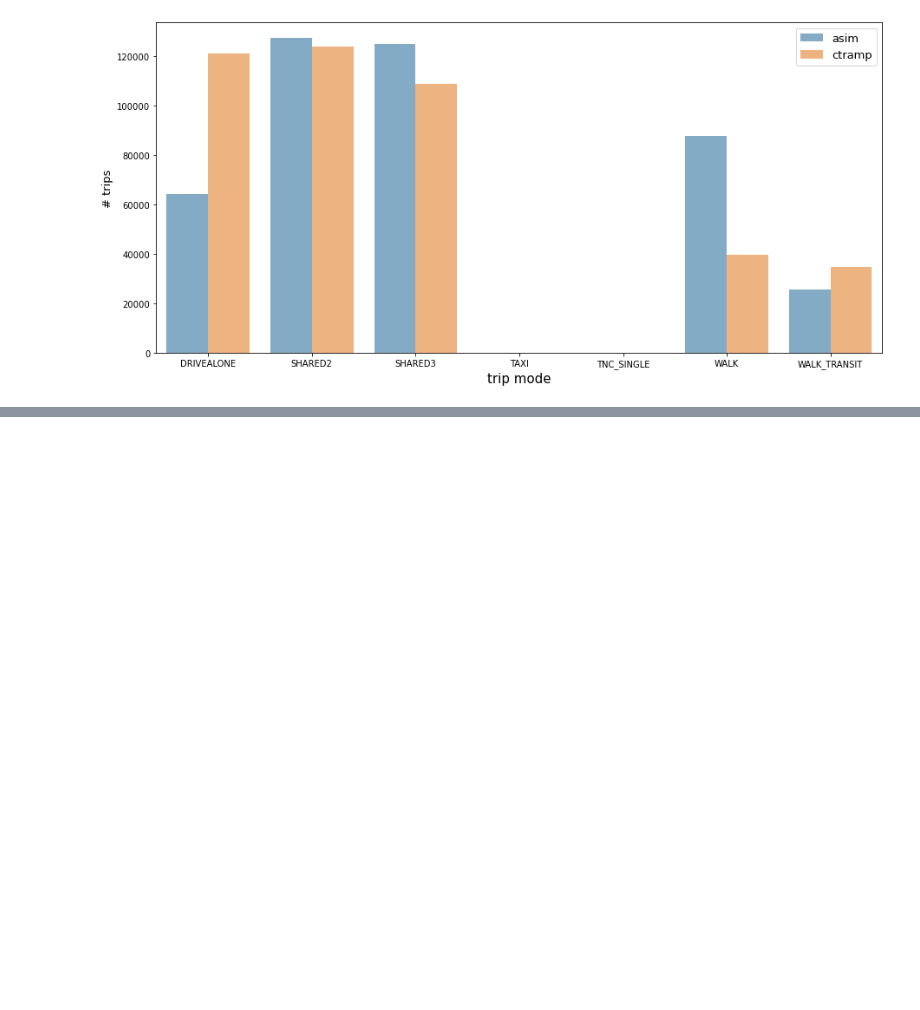
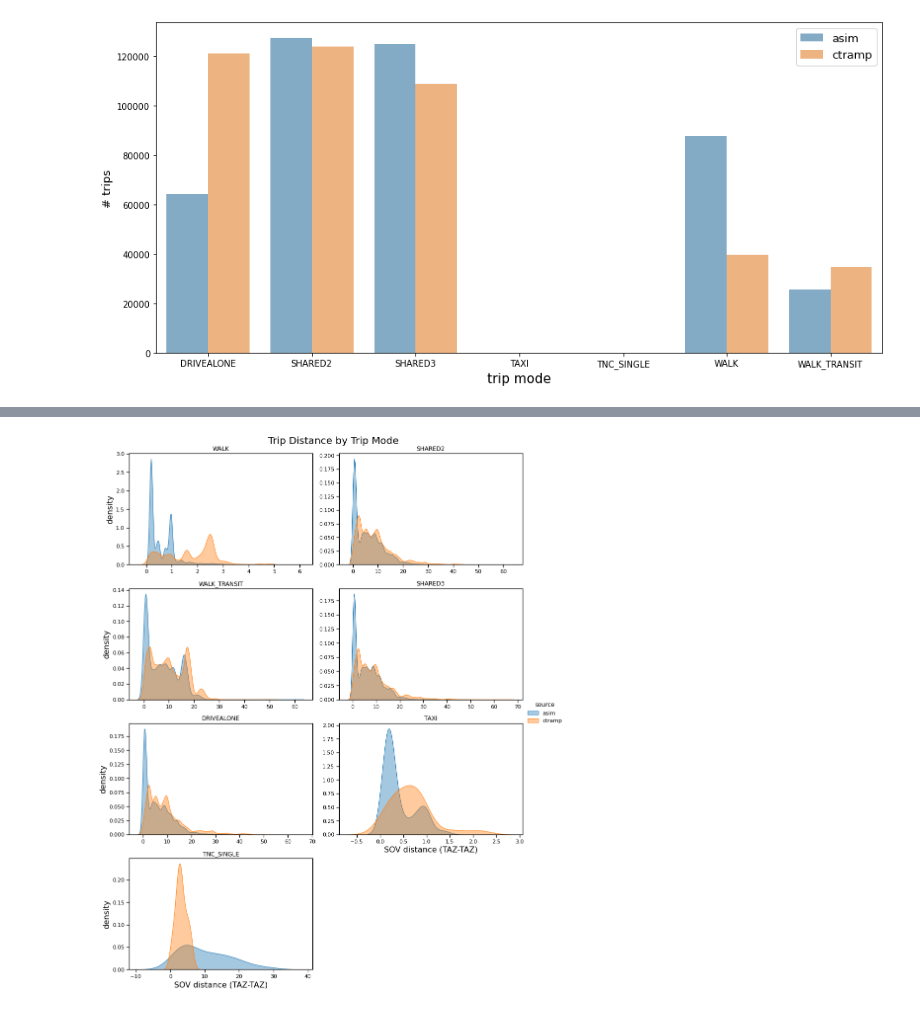
Before and after one commit to SANDAG/ABM, a Jupyter notebook: src/asim_cross_border/cross_border_validation.ipynb, the cells around one changed output, grey strips where cells are left out. Saved outputs shown, nothing was run; the diff lists cells and outputs as text; code cells hidden in the pictures; blank space fills up the shorter version.

```diff
--- a/src/asim_cross_border/cross_border_validation.ipynb
+++ b/src/asim_cross_border/cross_border_validation.ipynb
@@ -505,0 +547,18 @@ with sns.plotting_context("notebook",font_scale=1.3):
+# %%
+asim_trips['source'] = 'asim'
+ctramp_trips['source'] = 'ctramp'
+# %%
+trip_dist_by_mode = pd.concat(
+    (asim_trips[['trip_mode','sov_dist','source']], ctramp_trips[['trip_mode','sov_dist','source']]), names=['asim','ctramp'])
+# %%
+with sns.plotting_context("notebook",font_scale=1):
+    g = sns.FacetGrid(trip_dist_by_mode, col="trip_mode", col_wrap=2, hue='source',
+                      height=4, aspect=1.5,sharex=False, sharey=False, despine=False)
+    g.map(sns.kdeplot, "sov_dist", fill=True, alpha=0.4)
+    g.set_titles(col_template="{col_name}")
+    g.set_axis_labels("SOV distance (TAZ-TAZ)", "density", fontsize=16)
+    g.add_legend()
+    g.fig.subplots_adjust(top=0.95)
+    g.fig.suptitle('Trip Distance by Trip Mode',fontsize=20)
+# %% [output]
+[figure, added]
```
Also changed, not shown: parts of 7 cells of this notebook.
